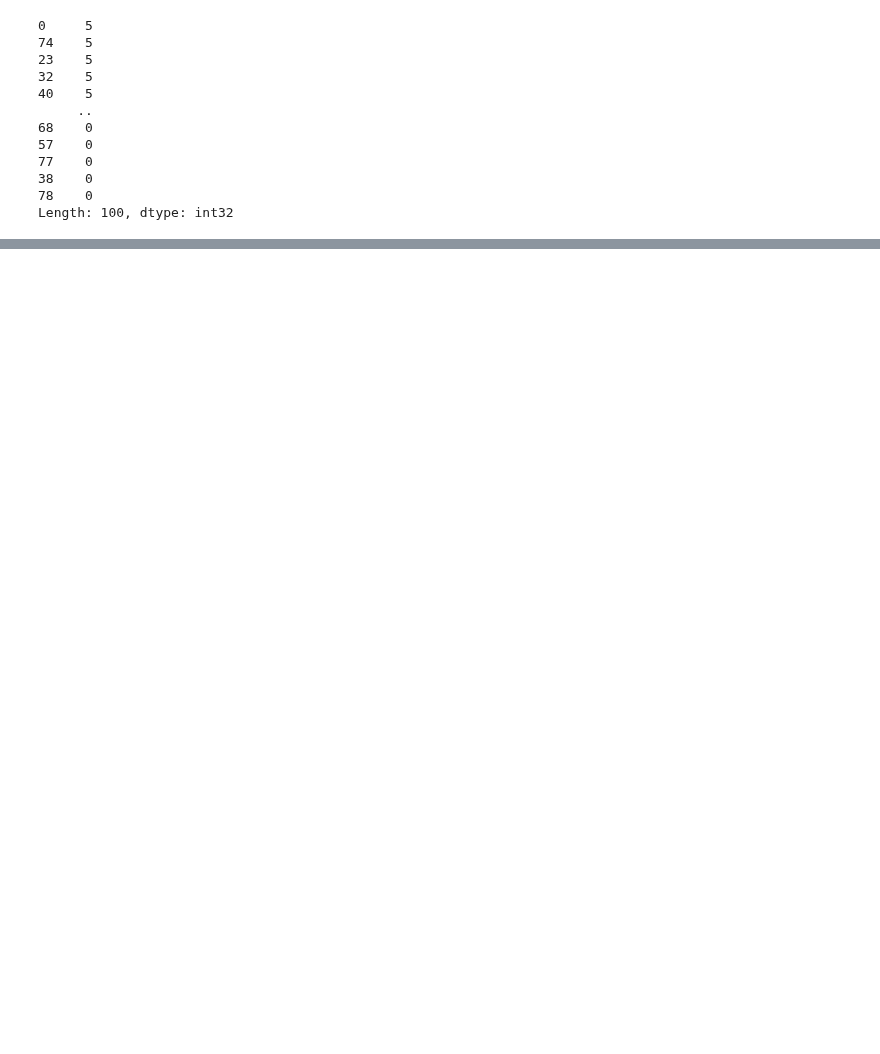
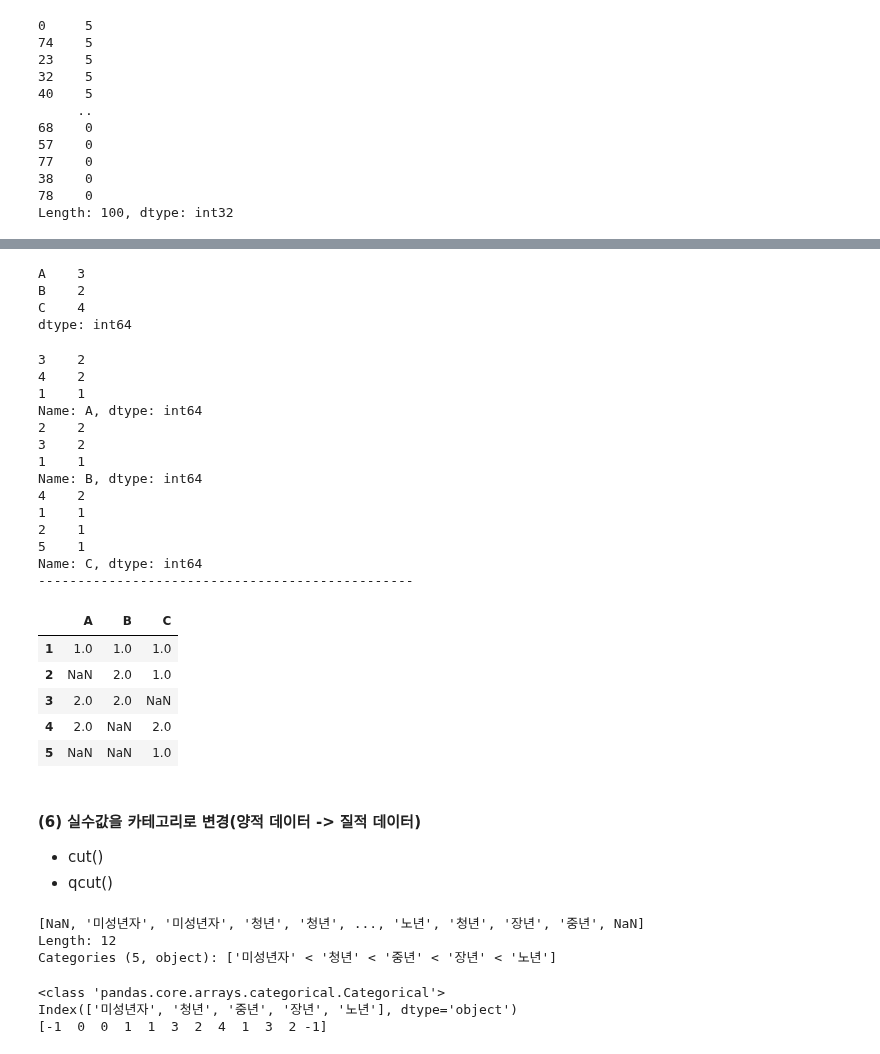
Before and after one commit to NikeLee/pythonwork, a Jupyter notebook: analysis/2_pandas.ipynb, the cells around one changed output, grey strips where cells are left out. Cells and saved outputs as stored; diff of their text form; code cells hidden in the pictures; blank space fills up the shorter version.

```diff
--- a/analysis/2_pandas.ipynb
+++ b/analysis/2_pandas.ipynb
@@ -885,0 +973,64 @@ df1 = pd.DataFrame({
+# %%
+##### 람다 함수
+df.apply(lambda x:x.max()-x.min(), axis=0)
+# %% [output]
+A    3
+B    2
+C    4
+dtype: int64
+# %%
+##### 각 열에 대해 어떤 값이 얼마나 사용되었는지 조회
+
+print(df["A"].value_counts())
+print(df["B"].value_counts())
+print(df["C"].value_counts())
+
+print("------------------------------------------------")
+
+df.apply(pd.value_counts, axis=0)
+# %% [output]
+3    2
+4    2
+1    1
+Name: A, dtype: int64
+2    2
+3    2
+1    1
+Name: B, dtype: int64
+4    2
+1    1
+2    1
+5    1
+Name: C, dtype: int64
+------------------------------------------------
+|  | A | B | C |
+| 1 | 1.0 | 1.0 | 1.0 |
+| 2 | NaN | 2.0 | 1.0 |
+| 3 | 2.0 | 2.0 | NaN |
+| 4 | 2.0 | NaN | 2.0 |
+| 5 | NaN | NaN | 1.0 |
+# %% [markdown]
+#### (6) 실수값을 카테고리로 변경(양적 데이터 -> 질적 데이터)
+
++ cut()
++ qcut()
+# %%
+# 1~15:미성년자, 16~25:청년, 26~35:중년, 36~60:장년, 61~99:노년
+
+ages = [0, 2, 10, 21, 23, 37, 31, 61, 20, 41, 32, 100]
+
+cat = pd.cut(x=ages, bins=[1, 15, 25, 35, 60, 99],
+             labels=["미성년자", "청년", "중년", "장년", "노년"])
+print(cat)
+# %% [output]
+[NaN, '미성년자', '미성년자', '청년', '청년', ..., '노년', '청년', '장년', '중년', NaN]
+Length: 12
+Categories (5, object): ['미성년자' < '청년' < '중년' < '장년' < '노년']
+# %%
+print(type(cat))
+print(cat.categories)
+print(cat.codes)
+# %% [output]
+<class 'pandas.core.arrays.categorical.Categorical'>
+Index(['미성년자', '청년', '중년', '장년', '노년'], dtype='object')
+[-1  0  0  1  1  3  2  4  1  3  2 -1]
```
Also changed, not shown: parts of 23 cells of this notebook.
